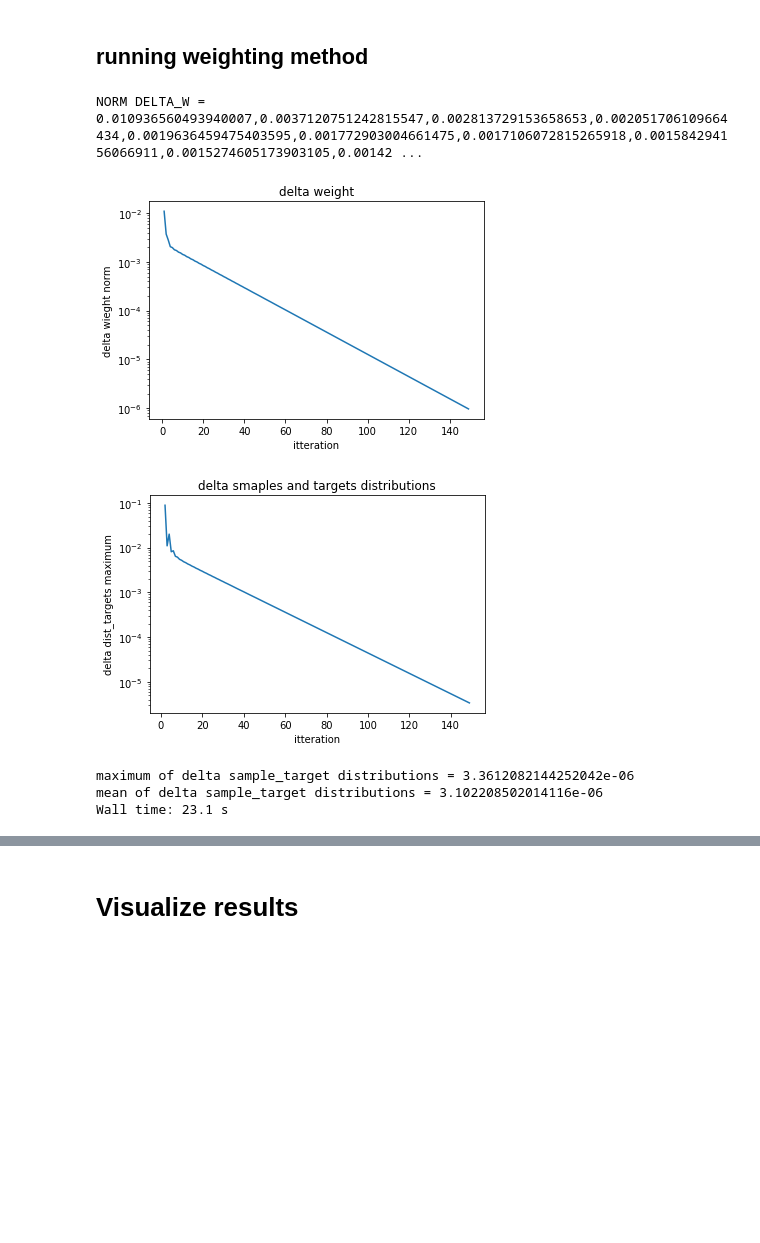
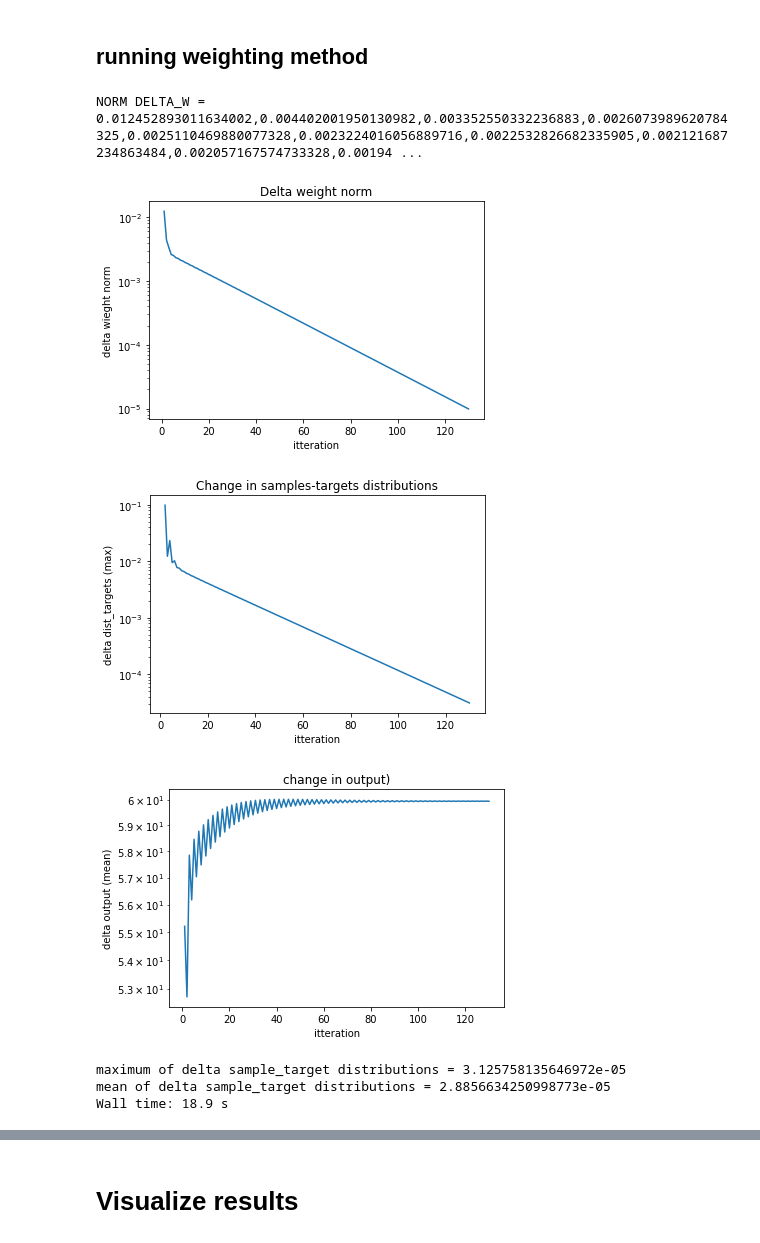
Before and after one commit to rawadelkontar/importance-sampling, a Jupyter notebook: Importance_Sampling.ipynb, the cells around one changed output, grey strips where cells are left out. Drawn from its saved outputs; the diff is of its cells as text; code cells hidden in the pictures; blank space fills up the shorter version.

Commit message:
added Change in output

```diff
--- a/Importance_Sampling.ipynb
+++ b/Importance_Sampling.ipynb
@@ -276,13 +276,19 @@ itterations = []
 delta_w_list = []
 
 # initialize delta_dist_vs_target
-delta_dist_target = []
+delta_dist_target_list = []
+
+#initialize delta_output_list
+delta_output_list = []
 
 # check how the algorithm is progressing by traching delta weight
 print("NORM DELTA_W = ")
 
+# initialize original output
+output_old = df['total_site_energy'].copy()
+
 # Set Solving tolerance(a lower tolerance will take more run time but disttribution will get closer to the target)
-tol = 1e-6
+tol = 1e-5
 
 # Initialize delta weight
 delta_w_norm = 1.0/tol
@@ -290,6 +296,7 @@ delta_w_norm = 1.0/tol
 # add Weight column to data frame (note that this weight column is for the whole dataframe and not for each column)
 # all the Weights are intialized to be 1 as a start
 df["weight"] = 1
+
 
 # while the delta weigth norm is less than the tolerance
 while delta_w_norm > tol:
@@ -299,6 +306,8 @@ while delta_w_norm > tol:
 
     # get w_old
     w_old = df['weight'].copy()
+
+
 
     # add number of itterations to a list
     count += 1
@@ -331,53 +340,77 @@ while delta_w_norm > tol:
 
 
 
+    # calculate the change total site energy output
+    df['total_site_energy_n'] = df['weight'] * df['total_site_energy']
+
+    # initialize output_new
+    output_new = df['total_site_energy_n'].copy()
+
+
     # find new weight of output; w_new
     w_new = df['weight'].copy()
 
-    # find delta weight
+    ### find mean delta of output change
+    delta_output = np.abs(output_new - output_old)
+    delta_output_list.append(delta_output.mean())
+
+    ### find delta weight
     delta_w = np.abs(w_new - w_old)
     # get delta weight norm
     delta_w_norm = np.sqrt(np.sum(np.power(delta_w,2.0)))/float(len(delta_w))
     # put delta_w in a list
     delta_w_list.append(delta_w_norm)
-
     #print delta w norm
     print(f"{delta_w_norm},", end='')
     time.sleep(0.01)
 
-    #get maximum delta_dist_target
+    ###get maximum delta_dist_target
     delta_d_t_max = delta_d_t.max()
     #put delta_dist_target in a list
-    delta_dist_target.append(delta_d_t_max)
+    delta_dist_target_list.append(delta_d_t_max)
+
+
 
 #### visualize results
 fig,ax = plt.subplots()
 fig,ax1 = plt.subplots()
+fig,ax2 = plt.subplots()
 
 # delta weight plot
 ax.plot(itterations, delta_w_list)
-ax.set_title('delta weight')
+ax.set_title('Delta weight norm')
 ax.set_ylabel('delta wieght norm')
 ax.set_xlabel('itteration')
 ax.set_yscale('log')
+#ax.set_ylim(top=0, bottom=None)
+#ax.set_ylim(ymin = 0)
 
 # delta smaple and target distributions
-ax1.plot(itterations[1:], delta_dist_target[1:])
-ax1.set_title('delta smaples and targets distributions')
-ax1.set_ylabel('delta dist_targets maximum')
+ax1.plot(itterations[1:], delta_dist_target_list[1:])
+ax1.set_title('Change in samples-targets distributions')
+ax1.set_ylabel('delta dist_targets (max)')
 ax1.set_xlabel('itteration')
 ax1.set_yscale('log')
+#ax1.set_ylim(ymin = 0)
+
+# delta output max
+ax2.plot(itterations, delta_output_list)
+ax2.set_title('change in output')
+ax2.set_ylabel('delta output (mean)')
+ax2.set_xlabel('itteration')
+ax2.set_yscale('log')
 
 plt.show()
 
 #print info
 print (f"maximum of delta sample_target distributions = {delta_d_t.max()}")
 print (f"mean of delta sample_target distributions = {delta_d_t.mean()}")
 # %% [output]
 NORM DELTA_W =
-0.010936560493940007,0.0037120751242815547,0.002813729153658653,0.002051706109664434,0.0019636459475403595,0.001772903004661475,0.0017106072815265918,0.001584294156066911,0.0015274605173903105,0.00142 ...
+0.012452893011634002,0.004402001950130982,0.003352550332236883,0.0026073989620784325,0.0025110469880077328,0.0023224016056889716,0.0022532826682335905,0.002121687234863484,0.002057167574733328,0.00194 ...
-[figure, old version]
+[figure, new version]
-[figure, old version]
+[figure, new version]
+[figure, added]
-maximum of delta sample_target distributions = 3.3612082144252042e-06
-mean of delta sample_target distributions = 3.102208502014116e-06
-Wall time: 23.1 s
+maximum of delta sample_target distributions = 3.125758135646972e-05
+mean of delta sample_target distributions = 2.8856634250998773e-05
+Wall time: 18.9 s
```
Also changed, not shown: parts of 9 cells of this notebook.
